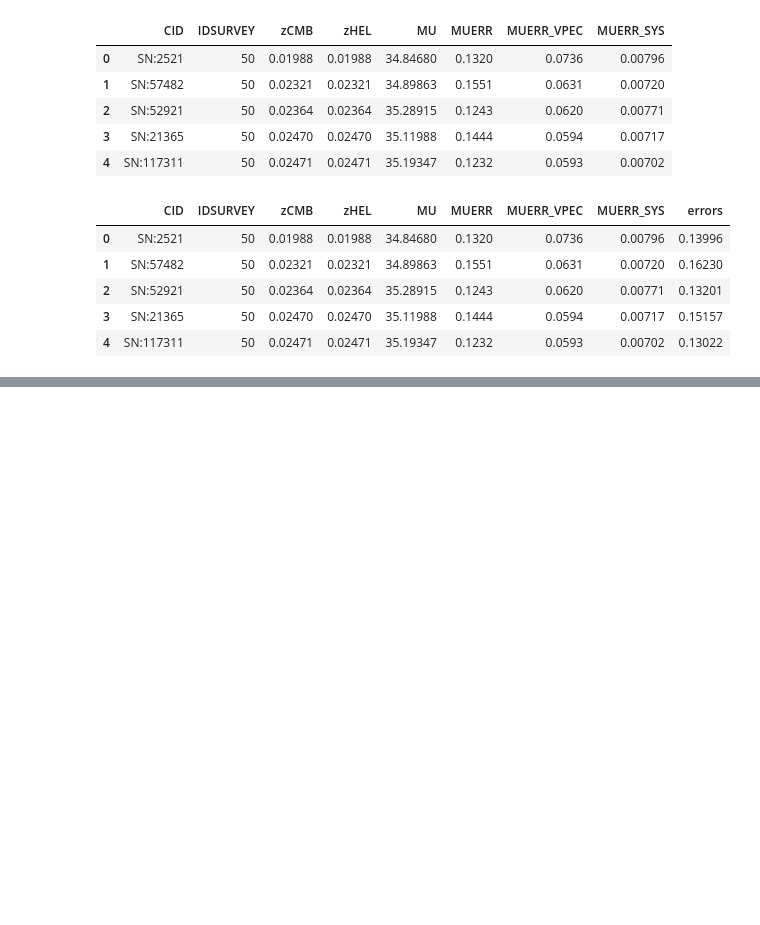
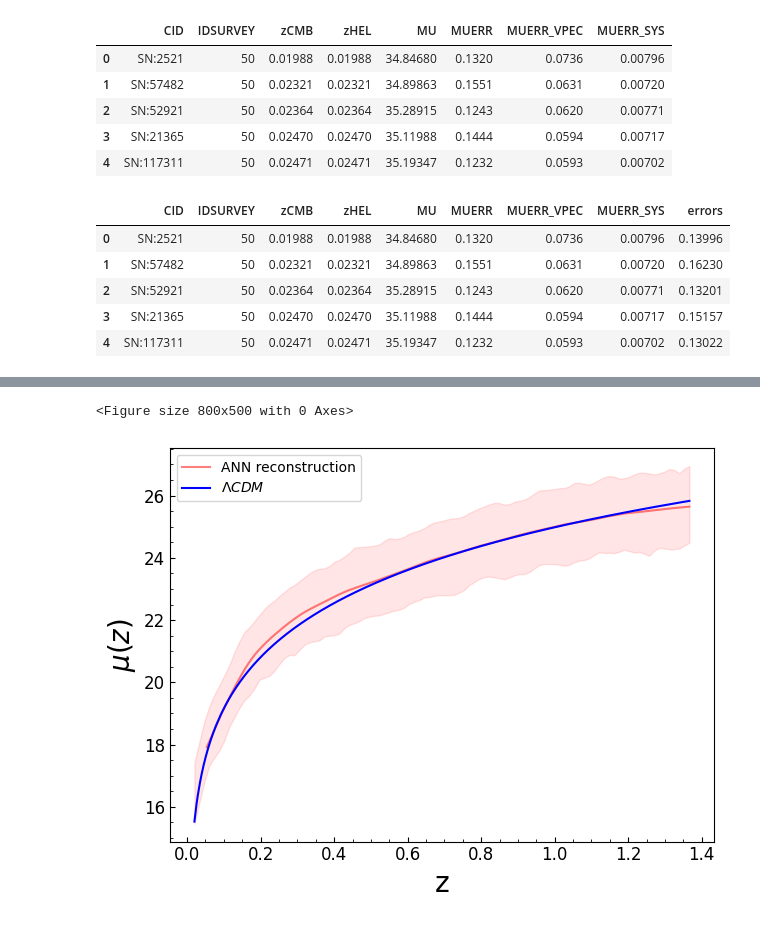
Before and after one commit to igomezv/LSST_DE_neural_reconstruction, a Jupyter notebook: Ayan/Load_large_model_PLOT_Update.ipynb, the cells around one changed output, grey strips where cells are left out. Cells and saved outputs as stored; diff of their text form; code cells hidden in the pictures; blank space fills up the shorter version.

```diff
--- a/Ayan/Load_large_model_PLOT_Update.ipynb
+++ b/Ayan/Load_large_model_PLOT_Update.ipynb
@@ -183,0 +245,36 @@ plt.tight_layout();
+# %%
+from scipy.interpolate import interp1d
+from statsmodels.nonparametric.smoothers_lowess import lowess
+# Plotting
+plt.figure(figsize=(8, 5), dpi=100)
+f, a2 = plt.subplots()
+sigma = np.sqrt(std_mc_dropout[:, 0]**2 + std_mc_dropout[:, 1]**2+ prediction_mc_dropout[:,1]**2);
+#a2.errorbar(df_data['zCMB'], df_data['MU']-19, df_data['errors'], fmt='g.',markersize=8, color='g', capsize=3, elinewidth=1,alpha=0.01);
+#a2.errorbar(df_data['zCMB'][100], df_data['MU'][100]-19, df_data['errors'][100], fmt='g.',markersize=8, color='g', capsize=3, elinewidth=1, alpha=0.99, label='Observations');
+#a2.plot(z_or, prediction_mc_dropout[:,0]-19,'.',c='r',alpha=0.5,markersize=3,label='Synthetic data with $\sigma$');
+a2.plot(smoothed[25:, 0], smoothed[25:, 1], c='r',alpha=0.5,markersize=3,label='ANN reconstruction')
+a2.plot(zmodel, flcdm, label='$\Lambda CDM$', c='b');
+
+smoothed_lower = get_smoothed_curve(z_or, prediction_mc_dropout[:,0]-19, sigma, curve_type='lower');
+smoothed_upper = get_smoothed_curve(z_or, prediction_mc_dropout[:,0]-19, sigma, curve_type='upper');
+
+a2.fill_between(smoothed_lower[:, 0], smoothed_lower[:, 1], smoothed_upper[:, 1], color='red', alpha=0.1);
+
+
+# plt.xlabel('Redshift')
+# plt.ylabel('$H(z)$')
+plt.ylabel("$\mu(z)$", fontsize=20);
+plt.xlabel("z", fontsize=20);
+plt.xticks(fontsize=15);
+plt.yticks(fontsize=15);
+plt.minorticks_on()
+a2.tick_params(axis='both', direction="in", which='minor', labelsize=15)
+a2.tick_params(axis='both', direction="in", which='major', labelsize=12)
+
+# plt.legend(loc='best')
+plt.legend(loc='upper left');
+# plt.show()
+plt.tight_layout();
+# %% [output]
+<Figure size 800x500 with 0 Axes>
+[figure, added]
```
Also changed, not shown: parts of 19 cells of this notebook.
